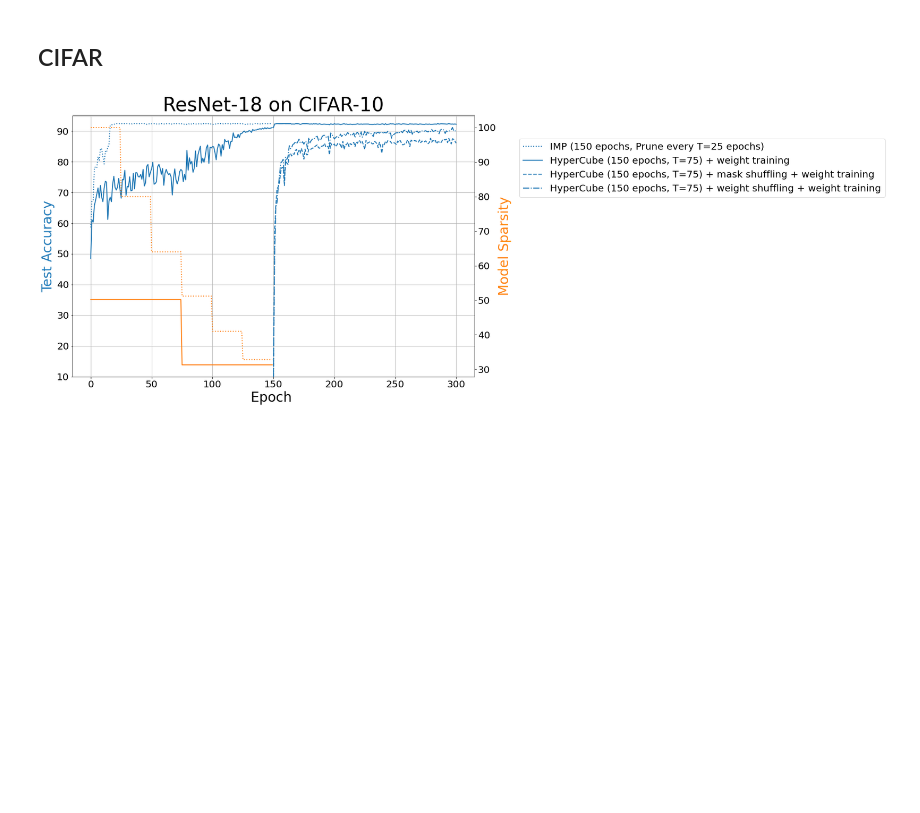
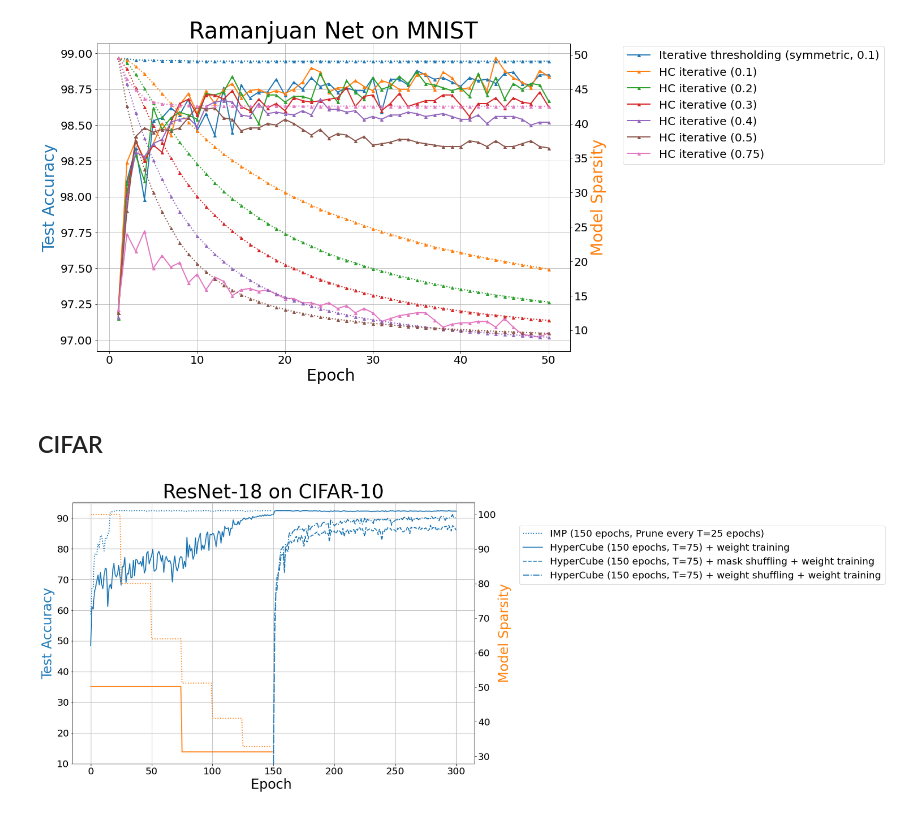
Before and after one commit to ksreenivasan/pruning_is_enough, a Jupyter notebook: plotting_things_latest.ipynb, the cells around one changed output. Saved outputs shown, nothing was run; the diff lists cells and outputs as text; code cells hidden in the pictures; blank space fills up the shorter version.

Commit message:
updating plotting script

```diff
--- a/plotting_things_latest.ipynb
+++ b/plotting_things_latest.ipynb
@@ -16,0 +19,12 @@ legend_size = 20
+# %%
+df_sym_thresh = pd.read_csv("results/MNIST/magnetes/latest/hc_iter_threshold_0.1_sym.csv")
+df_0_1 = pd.read_csv("results/MNIST/magnetes/latest/hc_iter_threshold_0_1.csv")
+df_0_2 = pd.read_csv("results/MNIST/magnetes/latest/hc_iter_threshold_0_2.csv")
+df_0_3 = pd.read_csv("results/MNIST/magnetes/latest/hc_iter_threshold_0_3.csv")
+df_0_4 = pd.read_csv("results/MNIST/magnetes/latest/hc_iter_threshold_0_4.csv")
+df_0_5 = pd.read_csv("results/MNIST/magnetes/latest/hc_iter_threshold_0_5.csv")
+df_0_75 = pd.read_csv("results/MNIST/magnetes/latest/hc_iter_threshold_0_75.csv")
+
+df_list = [df_sym_thresh, df_0_1, df_0_2, df_0_3, df_0_4, df_0_5, df_0_75]
+
+df_sym_thresh.head() # just to make sure it looks fine
@@ -17,3 +45,75 @@ legend_size = 20
+# %%
+fig, ax1 = plt.subplots(figsize=(15, 10))
+ax2 = ax1.twinx()
+
+ax1.plot(df_sym_thresh['epoch'], df_sym_thresh['test_acc'], linewidth=line_width-2,
+         c='C0', label='Iterative thresholding (symmetric, 0.1)', marker='^', markersize=5)
+
+ax2.plot(df_sym_thresh['epoch'], df_sym_thresh['model_sparsity'], linewidth=line_width-2,
+         c='C0', label='Iterative thresholding (symmetric, 0.1)', linestyle='dotted', marker='^', markersize=5)
+
+ax1.plot(df_0_1['epoch'], df_0_1['test_acc'], linewidth=line_width-2,
+         c='C1', label='HC iterative (0.1)', marker='^', markersize=5)
+
+ax2.plot(df_0_1['epoch'], df_0_1['model_sparsity'], linewidth=line_width-2,
+         c='C1', label='HC iterative (0.1)', linestyle='dotted', marker='^', markersize=5)
+
+ax1.plot(df_0_2['epoch'], df_0_2['test_acc'], linewidth=line_width-2,
+         c='C2', label='HC iterative (0.2)', marker='^', markersize=5)
+
+ax2.plot(df_0_2['epoch'], df_0_2['model_sparsity'], linewidth=line_width-2,
+         c='C2', label='HC iterative (0.2)', linestyle='dotted', marker='^', markersize=5)
+
+ax1.plot(df_0_3['epoch'], df_0_3['test_acc'], linewidth=line_width-2,
+         c='C3', label='HC iterative (0.3)', marker='^', markersize=5)
+
+ax2.plot(df_0_3['epoch'], df_0_3['model_sparsity'], linewidth=line_width-2,
+         c='C3', label='HC iterative (0.3)', linestyle='dotted', marker='^', markersize=5)
+
+ax1.plot(df_0_4['epoch'], df_0_4['test_acc'], linewidth=line_width-2,
+         c='C4', label='HC iterative (0.4)', marker='^', markersize=5)
+
+ax2.plot(df_0_4['epoch'], df_0_4['model_sparsity'], linewidth=line_width-2,
+         c='C4', label='HC iterative (0.4)', linestyle='dotted', marker='^', markersize=5)
+
+ax1.plot(df_0_5['epoch'], df_0_5['test_acc'], linewidth=line_width-2,
+         c='C5', label='HC iterative (0.5)', marker='^', markersize=5)
+
+ax2.plot(df_0_5['epoch'], df_0_5['model_sparsity'], linewidth=line_width-2,
+         c='C5', label='HC iterative (0.5)', linestyle='dotted', marker='^', markersize=5)
+
+ax1.plot(df_0_75['epoch'], df_0_75['test_acc'], linewidth=line_width-2,
+         c='C6', label='HC iterative (0.75)', marker='^', markersize=5)
+
+ax2.plot(df_0_75['epoch'], df_0_75['model_sparsity'], linewidth=line_width-2,
+         c='C6', label='HC iterative (0.75)', linestyle='dotted', marker='^', markersize=5)
+
+
+# ax1.plot(hc_iter_shuffle_mask_wt['epoch']+150, hc_iter_shuffle_mask_wt['test_acc'], linewidth=line_width-2, c='C0', label='HyperCube (150 epochs, T=75) + mask shuffling + weight training', linestyle='dashed')#, marker='o', markersize=12) # + Weight Training (50 epochs)
+
+# ax1.plot(hc_iter_shuffle_weight_wt['epoch']+150, hc_iter_shuffle_weight_wt['test_acc'], linewidth=line_width-2, c='C0', label='HyperCube (150 epochs, T=75) + weight shuffling + weight training', linestyle='dashdot')#, marker='o', markersize=12) # + Weight Training (50 epochs)
+
+
+plt.title("Ramanjuan Net on MNIST", fontsize=title_size)
+ax1.tick_params(axis='both', labelsize=tick_size)
+ax2.tick_params(axis='both', labelsize=tick_size)
+
+ax1.set_xlabel("Epoch ", fontsize=label_size)
+ax1.set_ylabel("Test Accuracy", fontsize=label_size, color='C0')
+ax2.set_ylabel("Model Sparsity", fontsize=label_size, color='C1')
+
+#ax2.set_ylim([0, 55])
+# ax1.set_ylim([90, 100])
+#ax1.set_xlim([0,152])
+ax1.legend(fontsize=legend_size, loc='center left', bbox_to_anchor=(1.1, 0.8))#, loc='right')
+ax1.grid(True)
+# plt.tight_layout()
+# ax2.grid(True)
+
+plt.savefig('HC different thresholds MNIST.pdf',  format='pdf', dpi=600, bbox_inches='tight', pad_inches=0.05)
+#plt.savefig('DG (follow low positive) .jpg', dpi=400)
+# %% [output]
+[figure, added]
 # %% [markdown]
 ## CIFAR
 # %%
```
Also changed, not shown: parts of 3 cells of this notebook.
